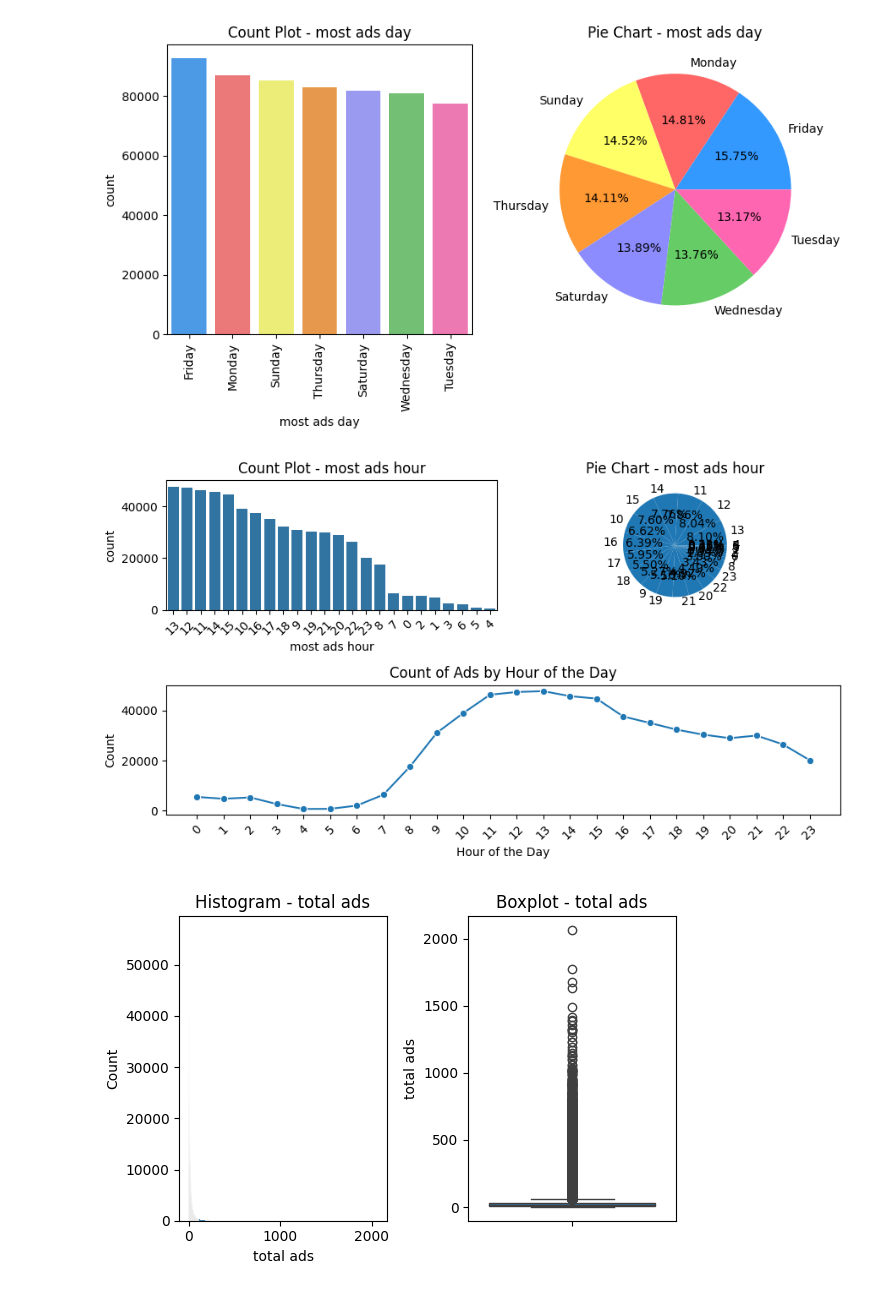
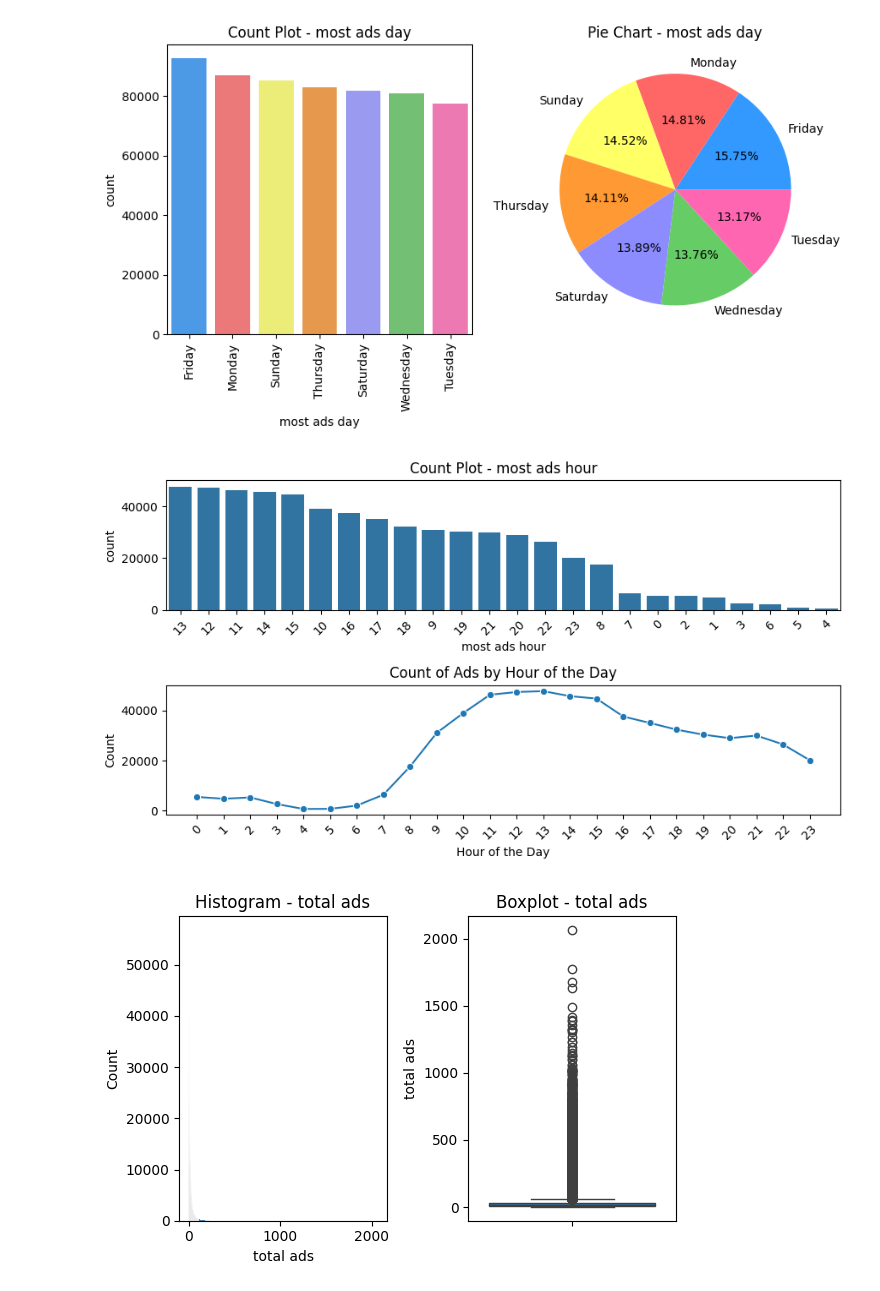
Before and after one commit to jmuzquiz/ABTestingProject, a Jupyter notebook: A_B_Testing.ipynb, the cells around one changed output. Drawn from its saved outputs; the diff is of its cells as text; code cells hidden in the pictures.

```diff
--- a/A_B_Testing.ipynb
+++ b/A_B_Testing.ipynb
@@ -213,48 +199,39 @@ plt.show()
 # %% [output]
 [figure]
 # %%
-variable = 'most ads hour' #which column in df_cat to visualize
+variable = 'most ads hour'  #which column in df_cat to visualize
+#define the custom color palette (adjust as needed)
+custom_palette = ['#1f77b4'] * 24  #using a single color for all bars
 
-#define the custom color palette (adjust as needed)
-custom_palette = ['#1f77b4'] * 24  # Using a single color for all bars
-
-plt.figure(figsize = (9,5)) #12,6
+plt.figure(figsize=(9, 5))  # 12, 6
 
 #count plot
-plt.subplot (2,2,1) #2 rows, 2 cols, 1st plot in 2x2, top left
-sns.countplot(x=variable, data=df_cat, palette= custom_palette,
-              order = df_cat['most ads hour'].value_counts().index) #highest to lowest
+plt.subplot(2, 1, 1)  #2 rows, 1 column, 1st plot
+sns.countplot(x=variable, data=df_cat, palette=custom_palette,
+              order=df_cat['most ads hour'].value_counts().index)  #highest to lowest
 plt.title(f'Count Plot - {variable}')
-plt.xticks(rotation = 45) #rotate day names for easier reading
-
-#pie chart
-plt.subplot(2,2,2)
-counts = df_cat[variable].value_counts() #counts of each unique variable in column we are visualizing
-colors = [custom_palette[label] for label in counts.index]
-plt.pie(counts, labels = counts.index, autopct = '%0.2f%%', colors = colors) #percentage with 2 decimal places
-plt.title(f'Pie Chart - {variable}')
+plt.xticks(rotation=45)  #rotate hour names for easier reading
 
 #line plot
-plt.subplot (2,1,2) #2 rows, 1 column in, 2 (bottom row)
+plt.subplot(2, 1, 2)  #2 rows, 1 column, 2nd plot
 sns.lineplot(x=range(24), y=df_cat.groupby(variable).size(), marker='o', color='#1f77b4')
 plt.title(f'Count of Ads by Hour of the Day')
 plt.xlabel('Hour of the Day')
 plt.ylabel('Count')
-# Customize x-axis ticks and labels
+#customize x-axis ticks and labels
 plt.xticks(range(24), labels=[str(i) for i in range(24)], rotation=45)
 
 #adjust layout
 plt.tight_layout()
 
+#plt.savefig('most_ads_hour.png')  # Save the plot as a PNG file
+
 #show the plots
 plt.show()
 
 #13 is 1pm is top hour ads are shown, least is 4am
-#pie chart useless
-
-#maybe edit names of plots before putting into readme file**
 # %% [output]
-[figure, old version]
+[figure, new version]
 # %%
 variable = 'total ads' #the only numerical variable
 
```
Also changed, not shown: parts of 27 cells of this notebook.
